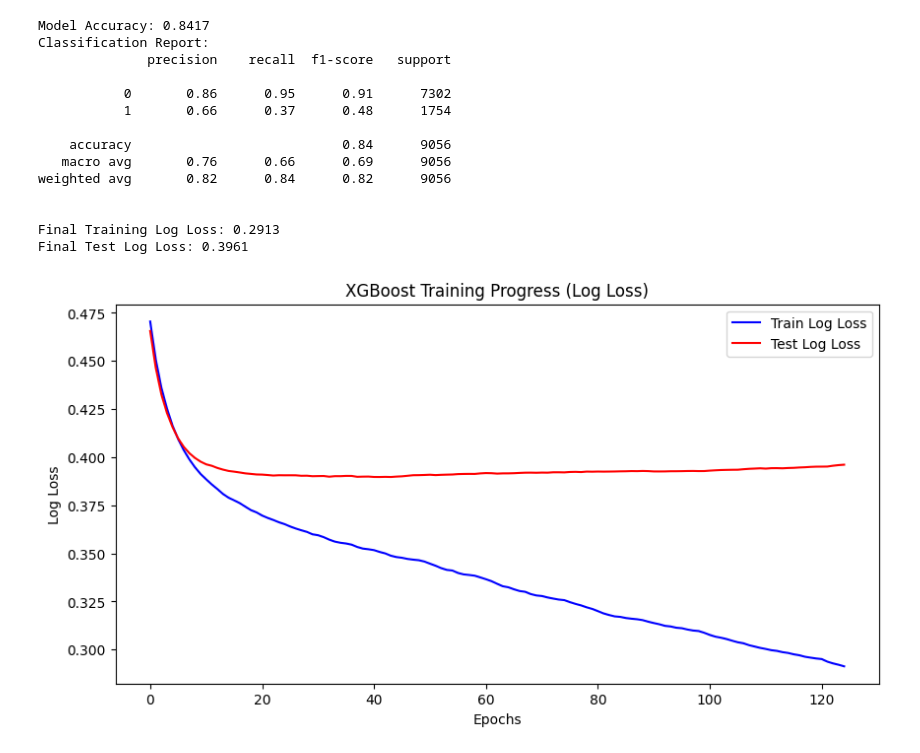
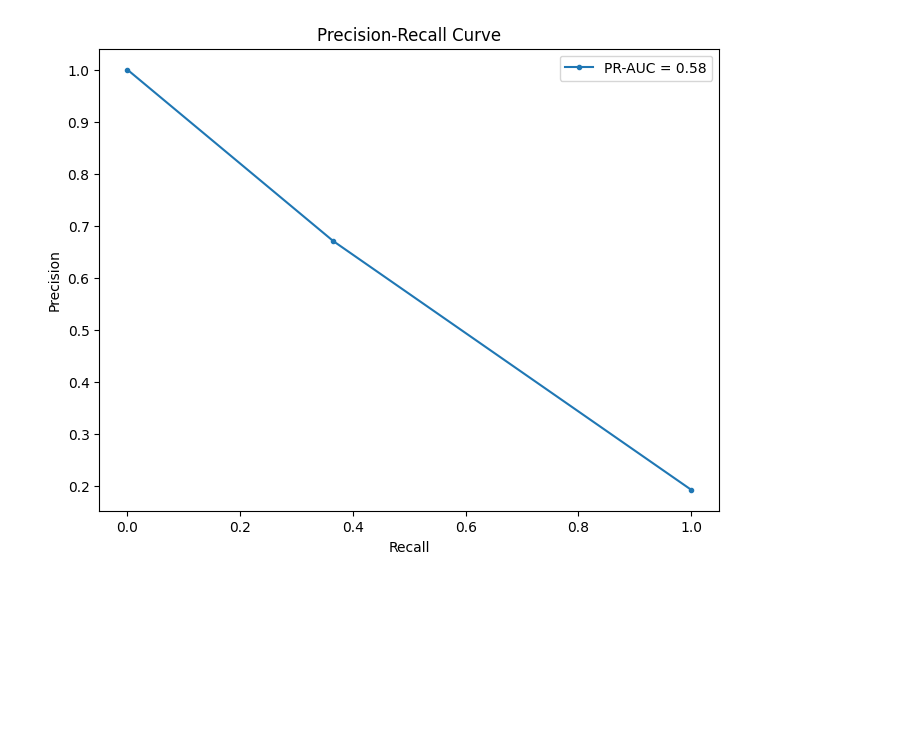
Before and after one commit to Jui1337/responsible-ai-security, a Jupyter notebook: rai-img-merged/Improved-model.ipynb, the cells around one changed output. Saved outputs shown, nothing was run; the diff lists cells and outputs as text; code cells hidden in the pictures; blank space fills up the shorter version.

```diff
--- a/rai-img-merged/Improved-model.ipynb
+++ b/rai-img-merged/Improved-model.ipynb
@@ -132,28 +131,35 @@ def create_classification_pipeline(X):
 
     return pipeline
 # %%
+from sklearn.metrics import precision_recall_curve, auc
+import matplotlib.pyplot as plt
+
 target_feature = 'default payment next month'
-categorical_features = []
 
 # Split data into features and target
 X, y = split_label(df, target_feature)
 
-# Split data into train and test sets (80% training, 20% testing)
-X_train_og, X_test_og, y_train, y_test = train_test_split(X, y, test_size=0.25, random_state=40)
+# Split data into train and test sets
+X_train, X_test, y_train, y_test = train_test_split(X, y, test_size=0.25, random_state=40)
+
+y_train = y_train.squeeze()
+
+features = X_train.columns.tolist()
+classes = np.unique(y_train).tolist()
 
 # Create the classification pipeline
-pipeline = create_classification_pipeline(X_train_og)
+pipeline = create_classification_pipeline(X_train, y_train)
 
 # Fit the preprocessor separately to extract feature names
-pipeline.named_steps['preprocessor'].fit(X_train_og)
+pipeline.named_steps['preprocessor'].fit(X_train)
 
 # Extract transformed feature names safely
 if hasattr(pipeline.named_steps['preprocessor'], "get_feature_names_out"):
     feature_names = pipeline.named_steps['preprocessor'].get_feature_names_out()
 else:
     # Manually construct feature names (for older sklearn versions)
-    num_cols = X_train_og.select_dtypes(include=['int64', 'float64']).columns.tolist()
-    cat_cols = X_train_og.select_dtypes(include=['object']).columns.tolist()
+    num_cols = X_train.select_dtypes(include=['int64', 'float64']).columns.tolist()
+    cat_cols = X_train.select_dtypes(include=['object']).columns.tolist()
     feature_names = num_cols + cat_cols  # Not perfect, but works if get_feature_names_out() is missing
 
 # Convert y_train and y_test to NumPy arrays
@@ -162,12 +168,20 @@ y_test = y_test.to_numpy()
 
 # Extract XGBClassifier separately and fit with eval_set
 xgb_model = pipeline.named_steps['model']
-xgb_model.fit(pipeline.named_steps['preprocessor'].transform(X_train_og), y_train,
-              eval_set=[(pipeline.named_steps['preprocessor'].transform(X_train_og), y_train),
-                        (pipeline.named_steps['preprocessor'].transform(X_test_og), y_test)], verbose=False)
+model = xgb_model.fit(pipeline.named_steps['preprocessor'].transform(X_train), y_train,
+              eval_set=[(pipeline.named_steps['preprocessor'].transform(X_train), y_train),
+                        (pipeline.named_steps['preprocessor'].transform(X_test), y_test)], verbose=False)
 
 # Make predictions
-y_pred = xgb_model.predict(pipeline.named_steps['preprocessor'].transform(X_test_og))
+y_pred = model.predict(pipeline.named_steps['preprocessor'].transform(X_test))
+
+# Compute Precision-Recall curve
+precision, recall, thresholds = precision_recall_curve(y_test, y_pred)
+
+# Calculate PR-AUC (area under the Precision-Recall curve)
+pr_auc = auc(recall, precision)
+
+print("PR-AUC:", pr_auc)
 
 # Compute accuracy and classification report
 accuracy = accuracy_score(y_test, y_pred)
@@ -187,13 +201,12 @@ test_log_loss = evals_result['validation_1']['logloss'][-1]
 print(f"Final Training Log Loss: {train_log_loss:.4f}")
 print(f"Final Test Log Loss: {test_log_loss:.4f}")
 
-# Plot training and validation log loss
-plt.figure(figsize=(10, 5))
-plt.plot(evals_result['validation_0']['logloss'], label='Train Log Loss', color='blue')
-plt.plot(evals_result['validation_1']['logloss'], label='Test Log Loss', color='red')
-plt.xlabel("Epochs")
-plt.ylabel("Log Loss")
-plt.title("XGBoost Training Progress (Log Loss)")
+# Plot the Precision-Recall curve
+plt.figure(figsize=(8, 6))
+plt.plot(recall, precision, marker='.', label=f'PR-AUC = {pr_auc:.2f}')
+plt.xlabel('Recall')
+plt.ylabel('Precision')
+plt.title('Precision-Recall Curve')
 plt.legend()
 plt.show()
 # %% [output]
@@ -203,15 +229 @@ Parameters: { "use_label_encoder" } are not used.
-Model Accuracy: 0.8417
-Classification Report:
-              precision    recall  f1-score   support
-
-           0       0.86      0.95      0.91      7302
-           1       0.66      0.37      0.48      1754
-
-    accuracy                           0.84      9056
-   macro avg       0.76      0.66      0.69      9056
-weighted avg       0.82      0.84      0.82      9056
-
-
-Final Training Log Loss: 0.2913
-Final Test Log Loss: 0.3961
-[figure, old version]
+[figure, new version]
```
Also changed, not shown: parts of 8 cells of this notebook, 1 other file.
